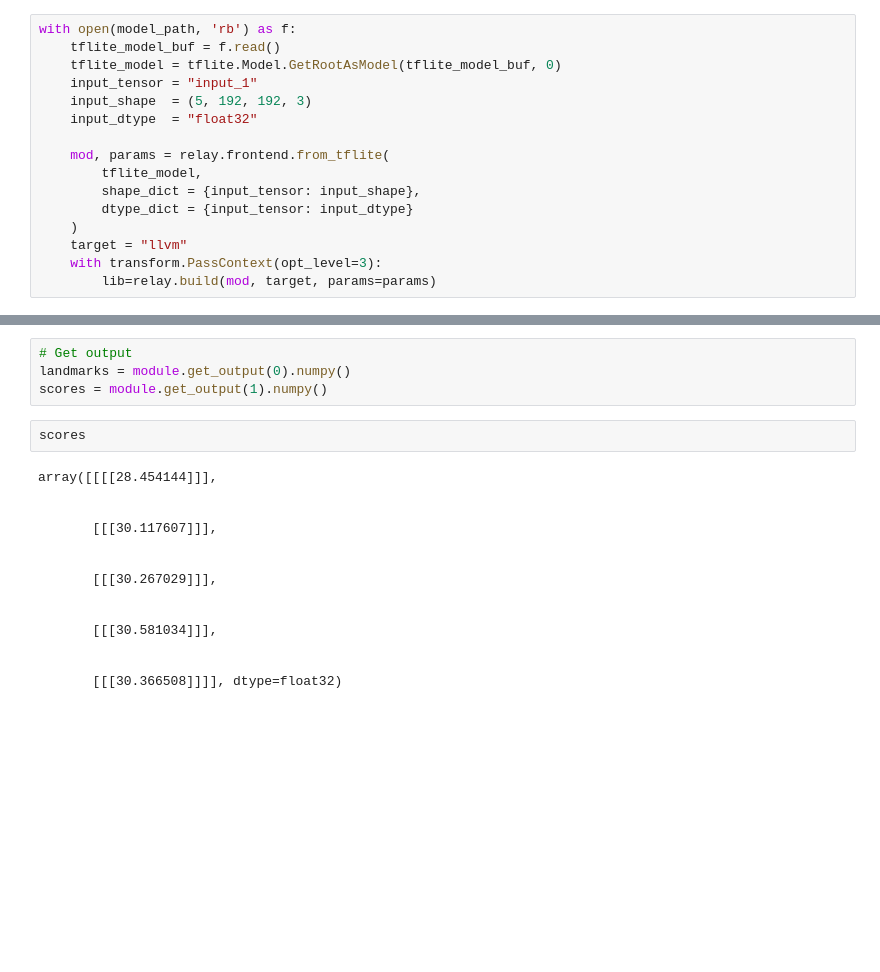
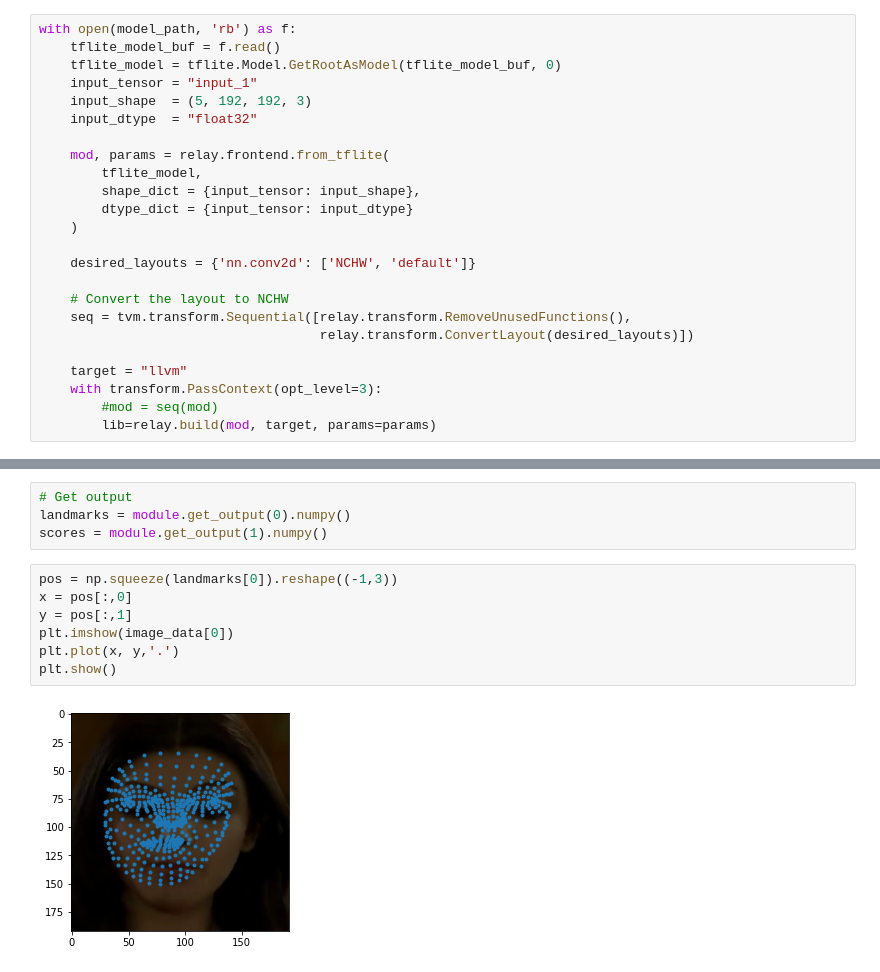
Before and after one commit to abhilb/mukham, a Jupyter notebook: scripts/FaceMesh.ipynb, the cells around one changed output, grey strips where cells are left out. Drawn from its saved outputs; the diff is of its cells as text; blank space fills up the shorter version.

```diff
--- a/scripts/FaceMesh.ipynb
+++ b/scripts/FaceMesh.ipynb
@@ -26,7 +28,15 @@ with open(model_path, 'rb') as f:
         shape_dict = {input_tensor: input_shape},
         dtype_dict = {input_tensor: input_dtype}
     )
+
+    desired_layouts = {'nn.conv2d': ['NCHW', 'default']}
+
+    # Convert the layout to NCHW
+    seq = tvm.transform.Sequential([relay.transform.RemoveUnusedFunctions(),
+                                    relay.transform.ConvertLayout(desired_layouts)])
+
     target = "llvm"
     with transform.PassContext(opt_level=3):
+        #mod = seq(mod)
         lib=relay.build(mod, target, params=params)
 # %% [output]
@@ -95,19 +106,12 @@ module.run()
 # Get output
 landmarks = module.get_output(0).numpy()
 scores = module.get_output(1).numpy()
-# %%
-scores
-# %% [output]
-array([[[[28.454144]]],
-
-
-       [[[30.117607]]],
-
-
-       [[[30.267029]]],
-
-
-       [[[30.581034]]],
-
-
-       [[[30.366508]]]], dtype=float32)
+# %%
+pos = np.squeeze(landmarks[0]).reshape((-1,3))
+x = pos[:,0]
+y = pos[:,1]
+plt.imshow(image_data[0])
+plt.plot(x, y,'.')
+plt.show()
+# %% [output]
+[figure, added]
```
Also changed, not shown: parts of 4 cells of this notebook, 1 other file.
